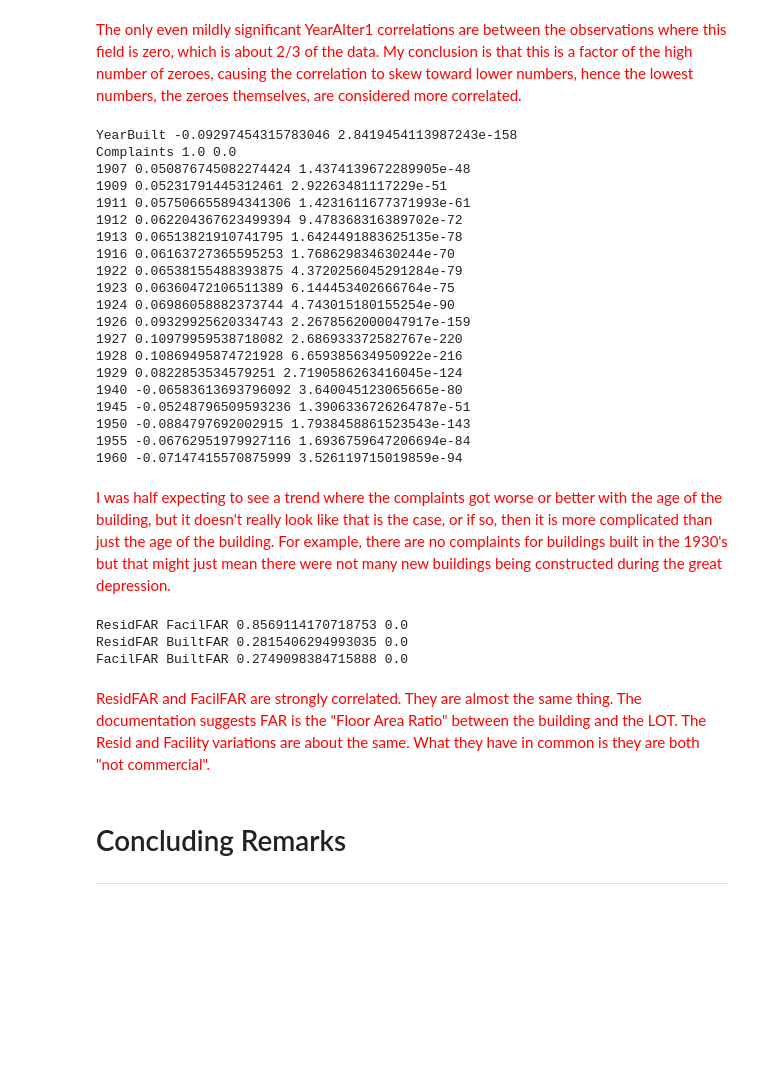
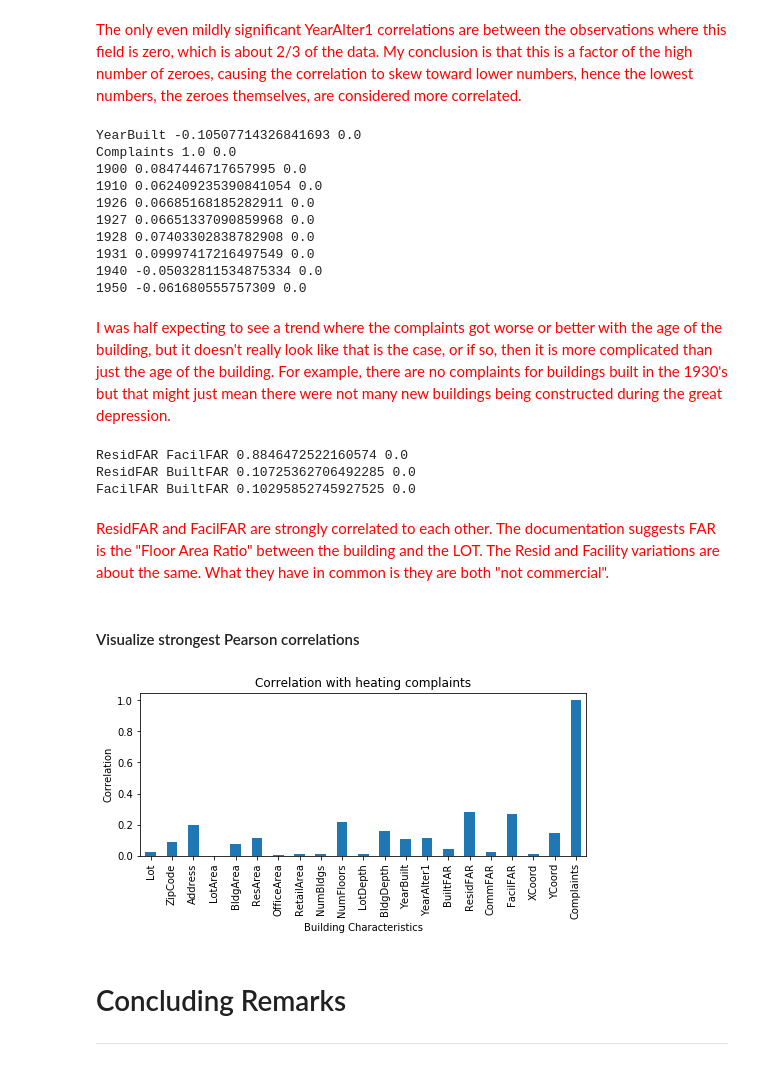
Before and after one commit to JeffBohn/notebooks, a Jupyter notebook: Courses/IBM-DS0720EN-Capstone/notebook3.ipynb, the cells around one changed output. Saved outputs shown, nothing was run; the diff lists cells and outputs as text; code cells hidden in the pictures; blank space fills up the shorter version.

```diff
--- a/Courses/IBM-DS0720EN-Capstone/notebook3.ipynb
+++ b/Courses/IBM-DS0720EN-Capstone/notebook3.ipynb
@@ -789,49 +857,48 @@ Complaints 1.0 0.0
 <p style="color:Red;">The only even mildly significant YearAlter1 correlations are between the observations where this field is zero, which is about 2/3 of the data.  My conclusion is that this is a factor of the high number of zeroes, causing the correlation to skew toward lower numbers, hence the lowest numbers, the zeroes themselves, are considered more correlated.</p>
 # %%
 #Year built - take a closer look.
-alterations = bPlu[['YearBuilt','Complaints']]
+alterations = df[['YearBuilt','Complaints']]
 alterations = pd.concat([alterations, pd.get_dummies(alterations['YearBuilt'])], axis=1)
 for col in alterations.columns:
     pearson_coef, p_value = stats.pearsonr(alterations[col], alterations['Complaints'])
     if abs(pearson_coef) > 0.05 and p_value < 0.10:
         print(col, pearson_coef, p_value)
 # %% [output]
-YearBuilt -0.09297454315783046 2.8419454113987243e-158
+YearBuilt -0.10507714326841693 0.0
 Complaints 1.0 0.0
-1907 0.050876745082274424 1.4374139672289905e-48
-1909 0.05231791445312461 2.92263481117229e-51
-1911 0.057506655894341306 1.4231611677371993e-61
-1912 0.062204367623499394 9.478368316389702e-72
-1913 0.06513821910741795 1.6424491883625135e-78
-1916 0.06163727365595253 1.768629834630244e-70
-1922 0.06538155488393875 4.3720256045291284e-79
-1923 0.06360472106511389 6.144453402666764e-75
-1924 0.06986058882373744 4.743015180155254e-90
-1926 0.09329925620334743 2.2678562000047917e-159
-1927 0.10979959538718082 2.686933372582767e-220
-1928 0.10869495874721928 6.659385634950922e-216
-1929 0.0822853534579251 2.7190586263416045e-124
-1940 -0.06583613693796092 3.640045123065665e-80
-1945 -0.05248796509593236 1.3906336726264787e-51
-1950 -0.0884797692002915 1.7938458861523543e-143
-1955 -0.06762951979927116 1.6936759647206694e-84
-1960 -0.07147415570875999 3.526119715019859e-94
+1900 0.0847446717657995 0.0
+1910 0.062409235390841054 0.0
+1926 0.06685168185282911 0.0
+1927 0.06651337090859968 0.0
+1928 0.07403302838782908 0.0
+1931 0.09997417216497549 0.0
+1940 -0.05032811534875334 0.0
+1950 -0.061680555757309 0.0
 # %% [markdown]
 <p style="color:Red;">I was half expecting to see a trend where the complaints got worse or better with the age of the building, but it doesn't really look like that is the case, or if so, then it is more complicated than just the age of the building.  For example, there are no complaints for buildings built in the 1930's but that might just mean there were not many new buildings being constructed during the great depression.</p>
 # %%
 #check a few of these to see if they are different data points that capture the same relationship.
 def see_pearson(a,b):
-    pearson_coef, p_value = stats.pearsonr(bPlu[a], bPlu[b])
+    pearson_coef, p_value = stats.pearsonr(df[a], df[b])
     print(a, b, pearson_coef, p_value)
 see_pearson('ResidFAR','FacilFAR')
 see_pearson('ResidFAR','BuiltFAR')
 see_pearson('FacilFAR','BuiltFAR')
 # %% [output]
-ResidFAR FacilFAR 0.8569114170718753 0.0
-ResidFAR BuiltFAR 0.2815406294993035 0.0
-FacilFAR BuiltFAR 0.2749098384715888 0.0
+ResidFAR FacilFAR 0.8846472522160574 0.0
+ResidFAR BuiltFAR 0.10725362706492285 0.0
+FacilFAR BuiltFAR 0.10295852745927525 0.0
 # %% [markdown]
-<p style="color:Red;">ResidFAR and FacilFAR are strongly correlated.  They are almost the same thing.  The documentation suggests FAR is the "Floor Area Ratio" between the building and the LOT.  The Resid and Facility variations are about the same.  What they have in common is they are both "not commercial".</p>
+<p style="color:Red;">ResidFAR and FacilFAR are strongly correlated to each other.  The documentation suggests FAR is the "Floor Area Ratio" between the building and the LOT.  The Resid and Facility variations are about the same.  What they have in common is they are both "not commercial".</p>
+# %% [markdown]
+#### Visualize strongest Pearson correlations
+# %%
+#Visualize
+df.corr()['Complaints'].map(abs).plot(kind='bar', title='Correlation with heating complaints',figsize=(8,3))
+plt.xlabel('Building Characteristics'); plt.ylabel('Correlation')
+plt.show()
+# %% [output]
+[figure, added]
 # %% [markdown]
 <a id="conclusion"></a>
 # Concluding Remarks
```
Also changed, not shown: parts of 81 cells of this notebook.
